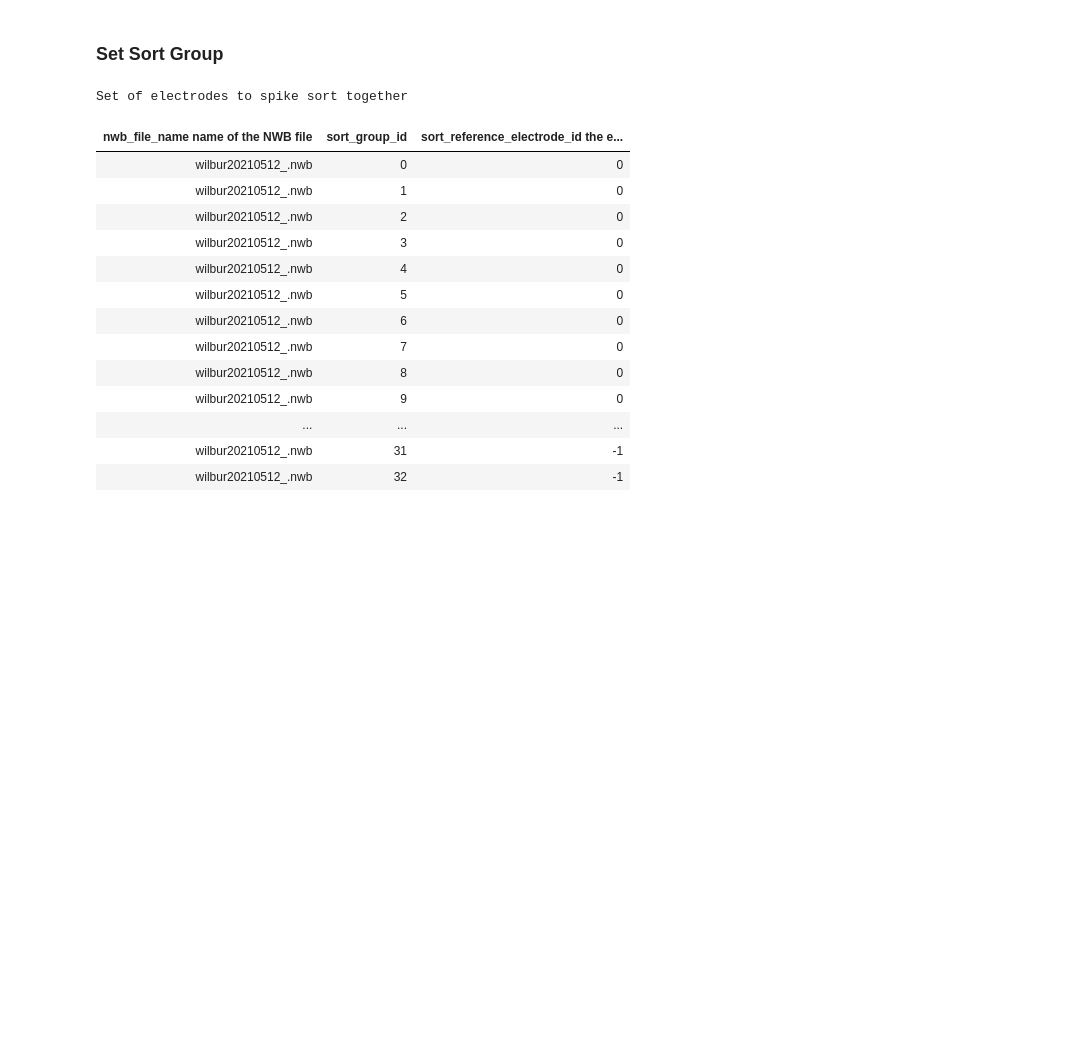
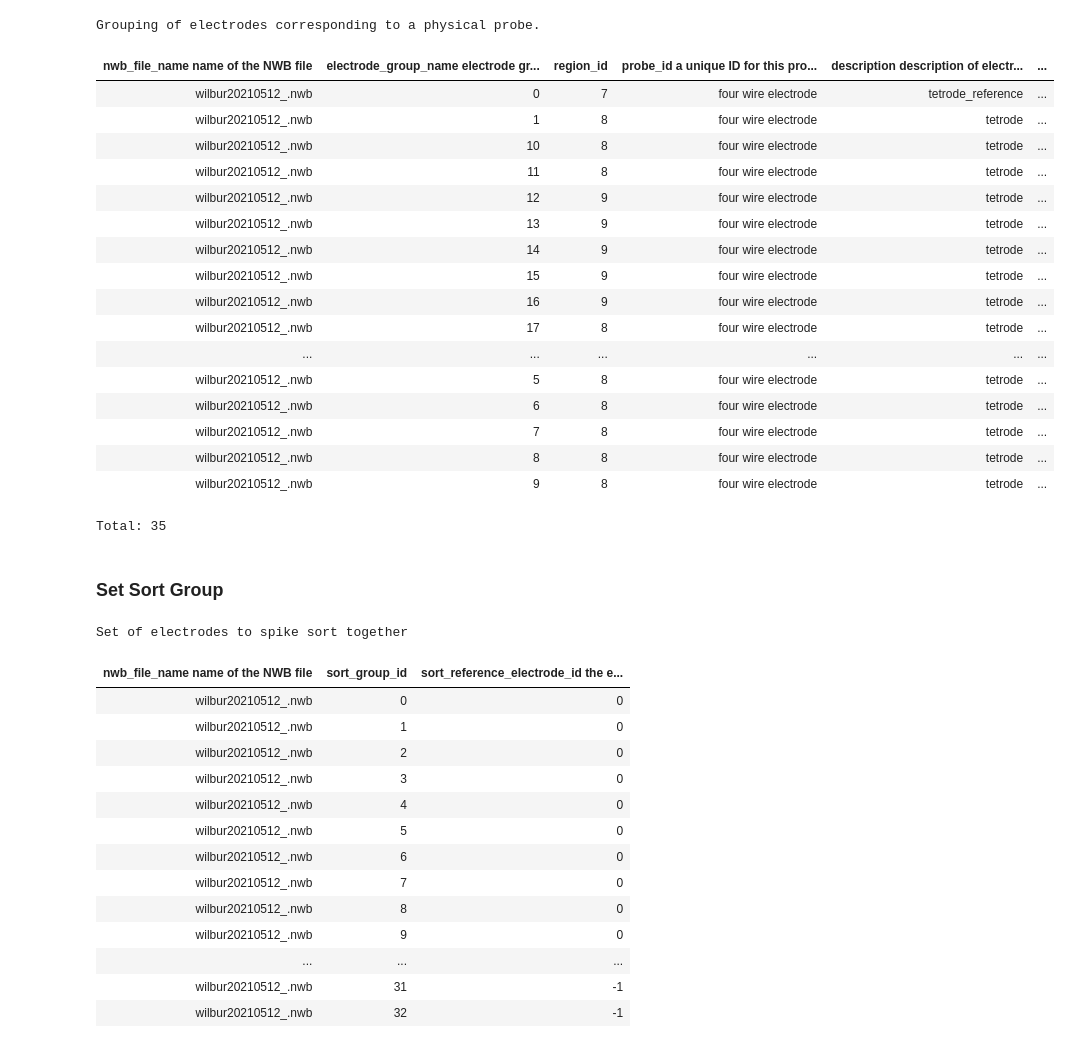
Before and after one commit to anirudh073/pfc-movement-analysis, a Jupyter notebook: notebooks/Spikes.ipynb, the cells around one changed output. Drawn from its saved outputs; the diff is of its cells as text; code cells hidden in the pictures; blank space fills up the shorter version.

```diff
--- a/notebooks/Spikes.ipynb
+++ b/notebooks/Spikes.ipynb
@@ -31,3 +31,25 @@ from spyglass.spikesorting.analysis.v1.group import SortedSpikesGroup
+# %%
+sgc.ElectrodeGroup() & session_restrict
+# %% [output]
+Grouping of electrodes corresponding to a physical probe.
+| nwb_file_name name of the NWB file | electrode_group_name electrode gr... | region_id | probe_id a unique ID for this pro... | description description of electr... | ... |
+| wilbur20210512_.nwb | 0 | 7 | four wire electrode | tetrode_reference | ... |
+| wilbur20210512_.nwb | 1 | 8 | four wire electrode | tetrode | ... |
+| wilbur20210512_.nwb | 10 | 8 | four wire electrode | tetrode | ... |
+| wilbur20210512_.nwb | 11 | 8 | four wire electrode | tetrode | ... |
+| wilbur20210512_.nwb | 12 | 9 | four wire electrode | tetrode | ... |
+| wilbur20210512_.nwb | 13 | 9 | four wire electrode | tetrode | ... |
+| wilbur20210512_.nwb | 14 | 9 | four wire electrode | tetrode | ... |
+| wilbur20210512_.nwb | 15 | 9 | four wire electrode | tetrode | ... |
+| wilbur20210512_.nwb | 16 | 9 | four wire electrode | tetrode | ... |
+| wilbur20210512_.nwb | 17 | 8 | four wire electrode | tetrode | ... |
+| ... | ... | ... | ... | ... | ... |
+| wilbur20210512_.nwb | 5 | 8 | four wire electrode | tetrode | ... |
+| wilbur20210512_.nwb | 6 | 8 | four wire electrode | tetrode | ... |
+| wilbur20210512_.nwb | 7 | 8 | four wire electrode | tetrode | ... |
+| wilbur20210512_.nwb | 8 | 8 | four wire electrode | tetrode | ... |
+| wilbur20210512_.nwb | 9 | 8 | four wire electrode | tetrode | ... |
+Total: 35
 # %% [markdown]
 ### Set Sort Group
 # %%
```
Also changed, not shown: parts of 2 cells of this notebook, 12 other files.
